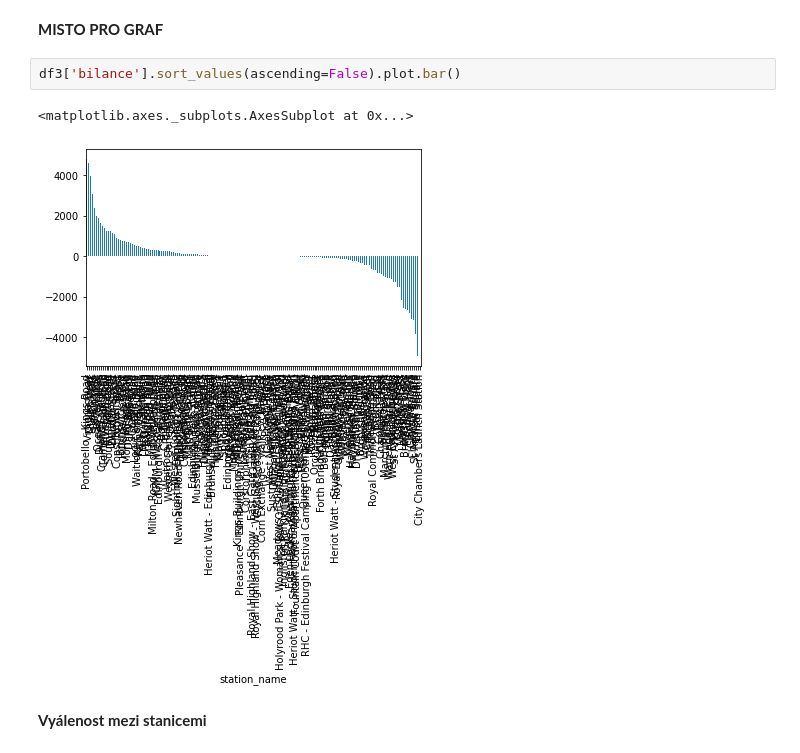
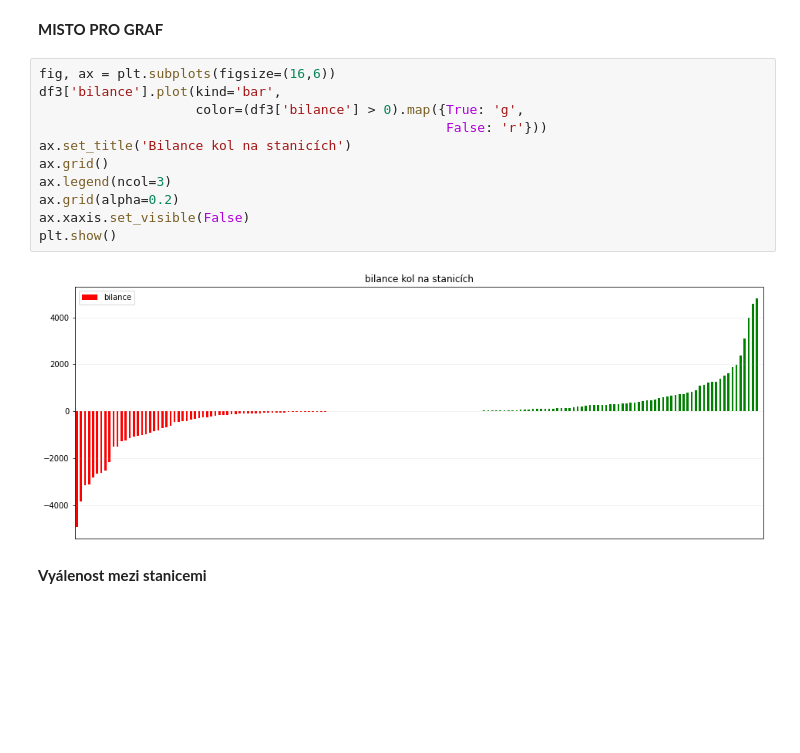
Before and after one commit to Aldarion96/Engeto_Python_project, a Jupyter notebook: Python_projekt.ipynb, the cells around one changed output. Saved outputs shown, nothing was run; the diff lists cells and outputs as text; blank space fills up the shorter version.

```diff
--- a/Python_projekt.ipynb
+++ b/Python_projekt.ipynb
@@ -156,10 +158,18 @@ df3
 # %% [markdown]
 **MISTO PRO GRAF**
-# %%
-df3['bilance'].sort_values(ascending=False).plot.bar()
-# %% [output]
-<matplotlib.axes._subplots.AxesSubplot at 0x...>
-[figure, removed]
+# %%
+fig, ax = plt.subplots(figsize=(16,6))
+df3['bilance'].plot(kind='bar',
+                    color=(df3['bilance'] > 0).map({True: 'g',
+                                                    False: 'r'}))
+ax.set_title('Bilance kol na stanicích')
+ax.grid()
+ax.legend(ncol=3)
+ax.grid(alpha=0.2)
+ax.xaxis.set_visible(False)
+plt.show()
+# %% [output]
+[figure, added]
 # %% [markdown]
 **Vyálenost mezi stanicemi**
 # %%
```
Also changed, not shown: parts of 3 cells of this notebook.
